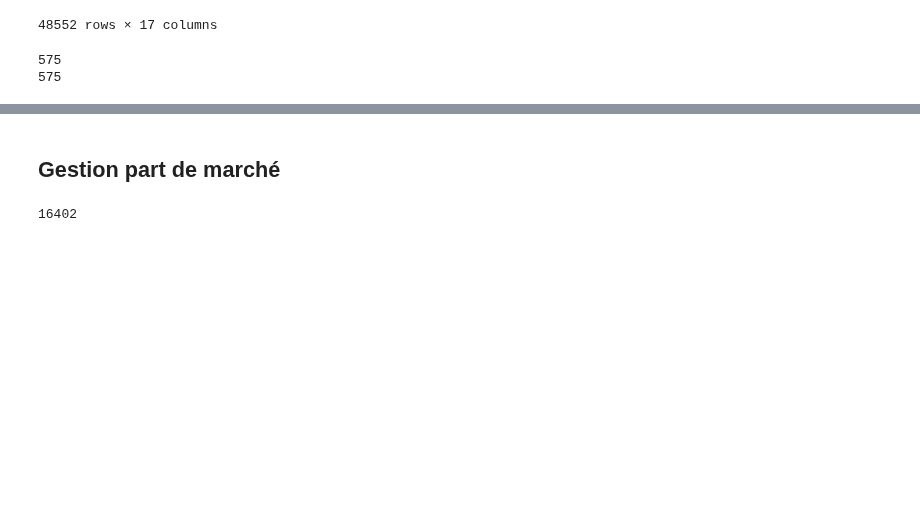
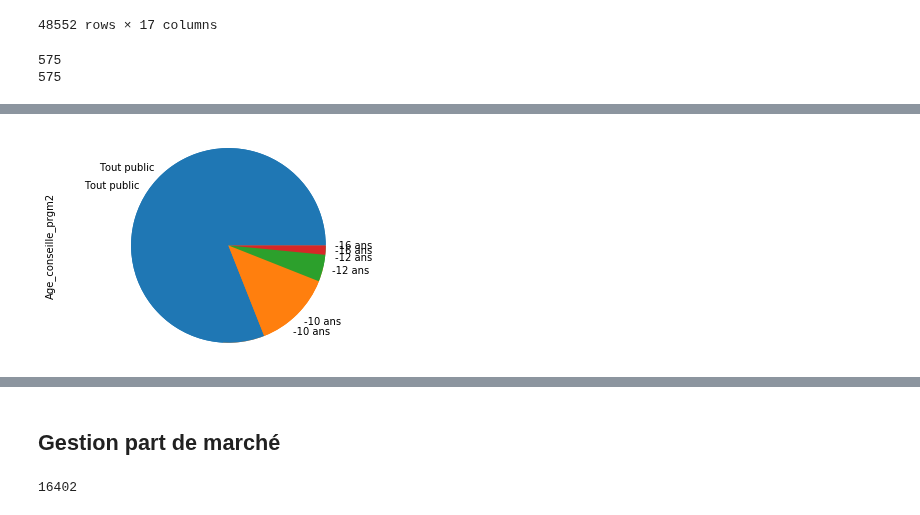
Before and after one commit to dnscharles/Predicting_tv_audiences, a Jupyter notebook: Commun/02_Nettoyage_apres_fusion/Exploration.ipynb, the cells around one changed output, grey strips where cells are left out. Saved outputs shown, nothing was run; the diff lists cells and outputs as text; code cells hidden in the pictures; blank space fills up the shorter version.

```diff
--- a/Commun/02_Nettoyage_apres_fusion/Exploration.ipynb
+++ b/Commun/02_Nettoyage_apres_fusion/Exploration.ipynb
@@ -289,0 +348,7 @@ TypeError: Could not convert 100100Suite prgm2Suite prgm2Suite prgm2Suite prgm2S
+# %%
+data["Age_conseille_prgm1"].value_counts(normalize=True).plot(kind='pie')
+data["Age_conseille_prgm2"].value_counts(normalize=True).plot(kind='pie')
+plt.axis('equal')
+plt.show()
+# %% [output]
+[figure, added]
```
Also changed, not shown: parts of 10 cells of this notebook, 2 other files.
